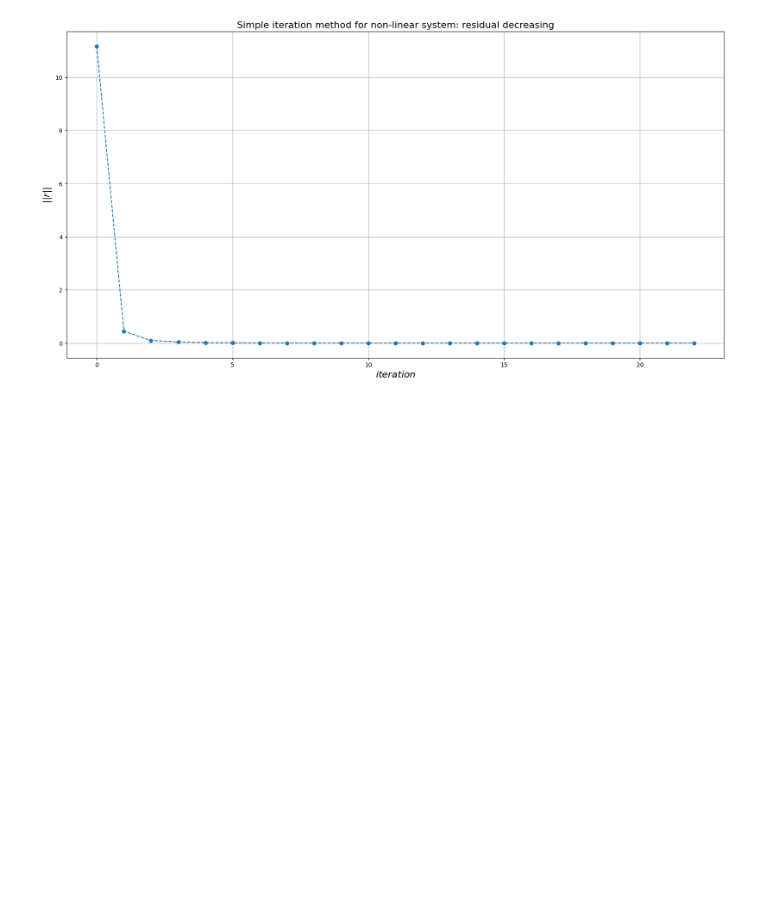
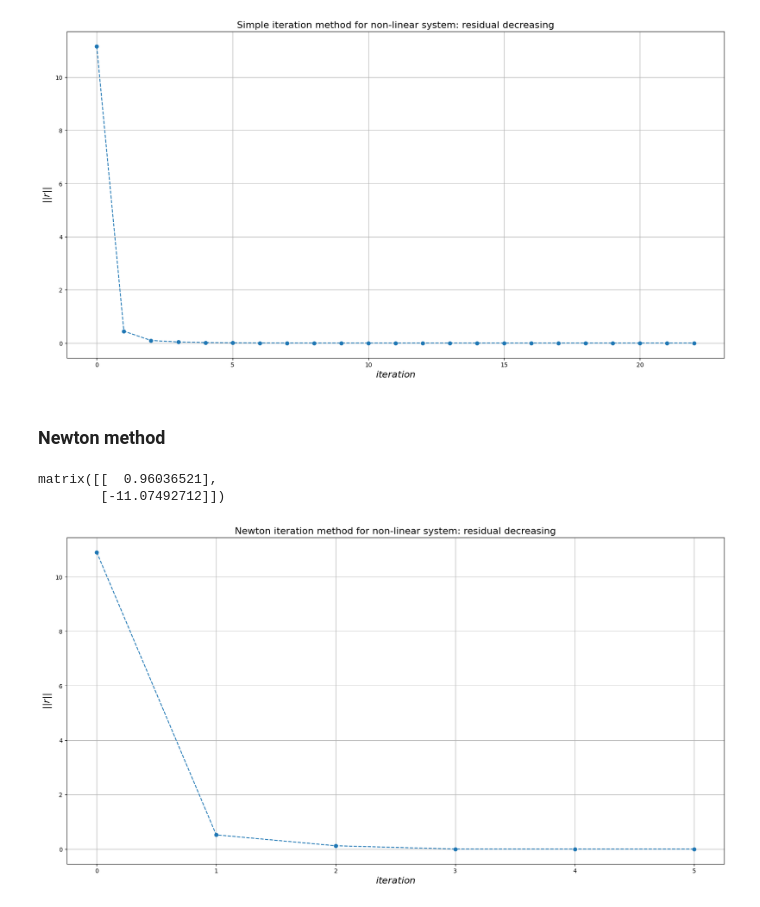
Before and after one commit to nerett/computational-mathematics, a Jupyter notebook: 3-SNE/sne.ipynb, the cells around one changed output. Cells and saved outputs as stored; diff of their text form; code cells hidden in the pictures; blank space fills up the shorter version.

Commit message:
added non-linear system solving via newton method

```diff
--- a/3-SNE/sne.ipynb
+++ b/3-SNE/sne.ipynb
@@ -132,3 +132,50 @@ matrix([[  0.96036521],
 makePlot(rs, "Simple iteration method for non-linear system: residual decreasing")
 # %% [output]
 [figure]
+# %% [markdown]
+### Newton method
+# %%
+def system_newton(F, X0, accuracy):
+    def J(F, X, h=1e-5):
+        n = X.shape[0]
+
+        J = np.matrix(np.zeros((n, n)))
+        #i, j = np.indices(J.shape)
+        #J[i, j] = F()
+        #(f(x + h) - f(x)) / h
+        for i in range(n):
+            for j in range(n):
+                H = np.matrix(np.zeros((n, 1)))
+                H[j, 0] = h
+
+                J[i, j] = (F(X + H)[i, 0] - F(X)[i, 0])/h
+
+        return J
+
+    X = np.matrix(X0)
+    rs = list()
+
+    while True:
+        prev_X = X
+        X = X - np.linalg.inv(J(F, X)) * F(X)
+
+        rs.append(normVector(prev_X - X))
+        if rs[-1] < accuracy:
+            break
+
+    return X, rs
+# %%
+def usr_F(X):
+    x, y = X[0, 0], X[1, 0]
+    return np.matrix([[np.sin(x + 1) - y - 12], [np.cos(y) + 2 * x - 2]])
+
+X0 = np.matrix(np.zeros((2, 1)))
+X, rs = system_newton(usr_F, X0, 1e-8)
+X
+# %% [output]
+matrix([[  0.96036521],
+        [-11.07492712]])
+# %%
+makePlot(rs, "Newton iteration method for non-linear system: residual decreasing")
+# %% [output]
+[figure, added]
```
